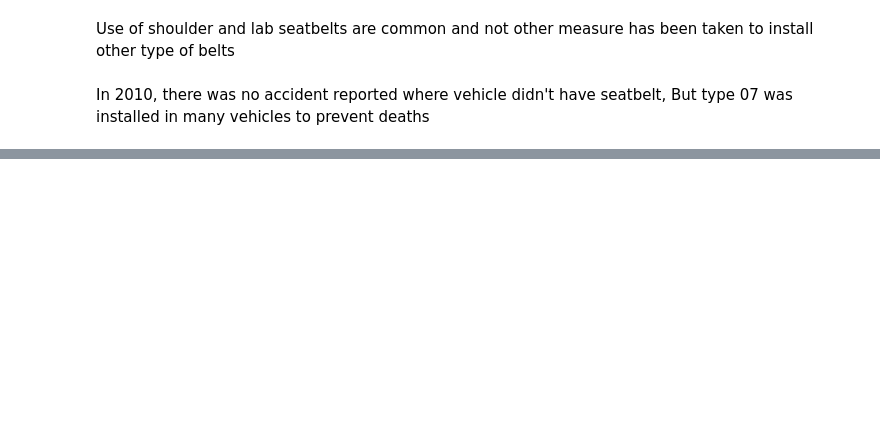
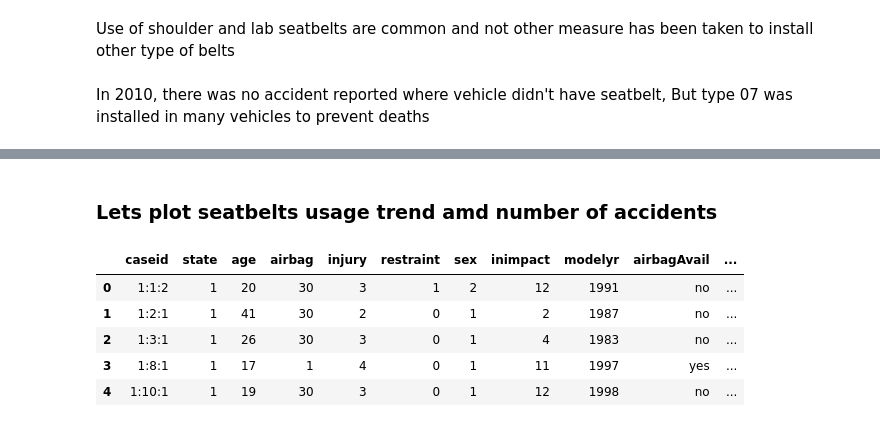
Before and after one commit to sohaibomr/data_analysis-FARS, a Jupyter notebook: sa_eda_fars.ipynb, the cells around one changed output, grey strips where cells are left out. Saved outputs shown, nothing was run; the diff lists cells and outputs as text; code cells hidden in the pictures; blank space fills up the shorter version.

```diff
--- a/sa_eda_fars.ipynb
+++ b/sa_eda_fars.ipynb
@@ -222,0 +310,11 @@ In 2010, there was no accident reported where vehicle didn't have seatbelt, But
+# %% [markdown]
+### Lets plot seatbelts usage trend amd number of accidents
+# %%
+data.head()
+# %% [output]
+|  | caseid | state | age | airbag | injury | restraint | sex | inimpact | modelyr | airbagAvail | ... |
+| 0 | 1:1:2 | 1 | 20 | 30 | 3 | 1 | 2 | 12 | 1991 | no | ... |
+| 1 | 1:2:1 | 1 | 41 | 30 | 2 | 0 | 1 | 2 | 1987 | no | ... |
+| 2 | 1:3:1 | 1 | 26 | 30 | 3 | 0 | 1 | 4 | 1983 | no | ... |
+| 3 | 1:8:1 | 1 | 17 | 1 | 4 | 0 | 1 | 11 | 1997 | yes | ... |
+| 4 | 1:10:1 | 1 | 19 | 30 | 3 | 0 | 1 | 12 | 1998 | no | ... |
```
Also changed, not shown: parts of 31 cells of this notebook, 2 other files.
